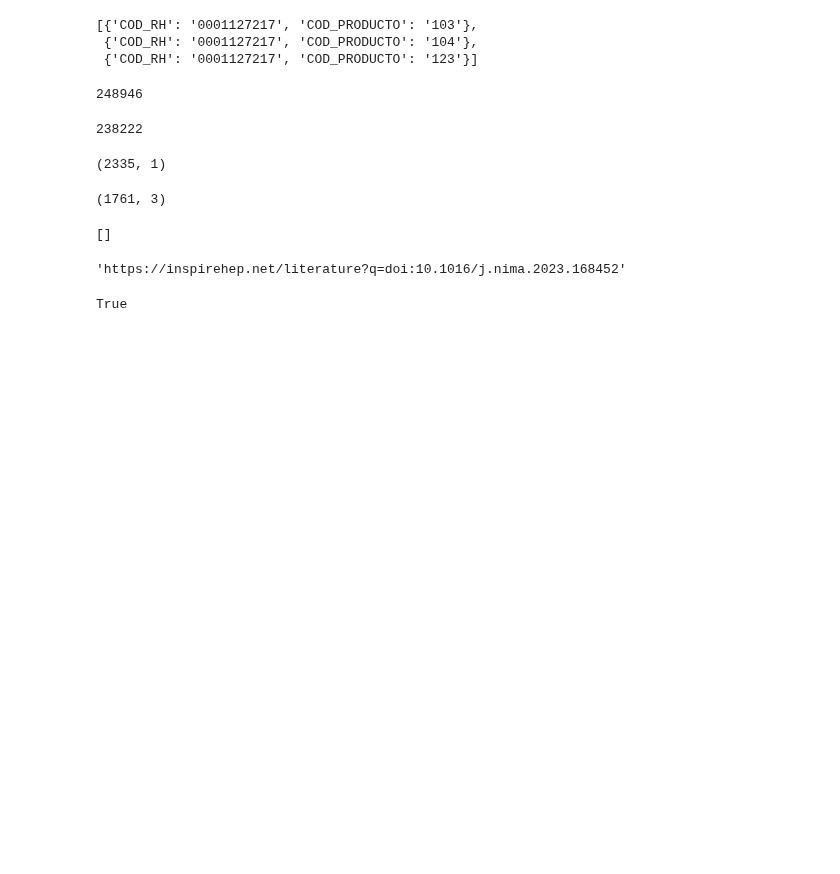
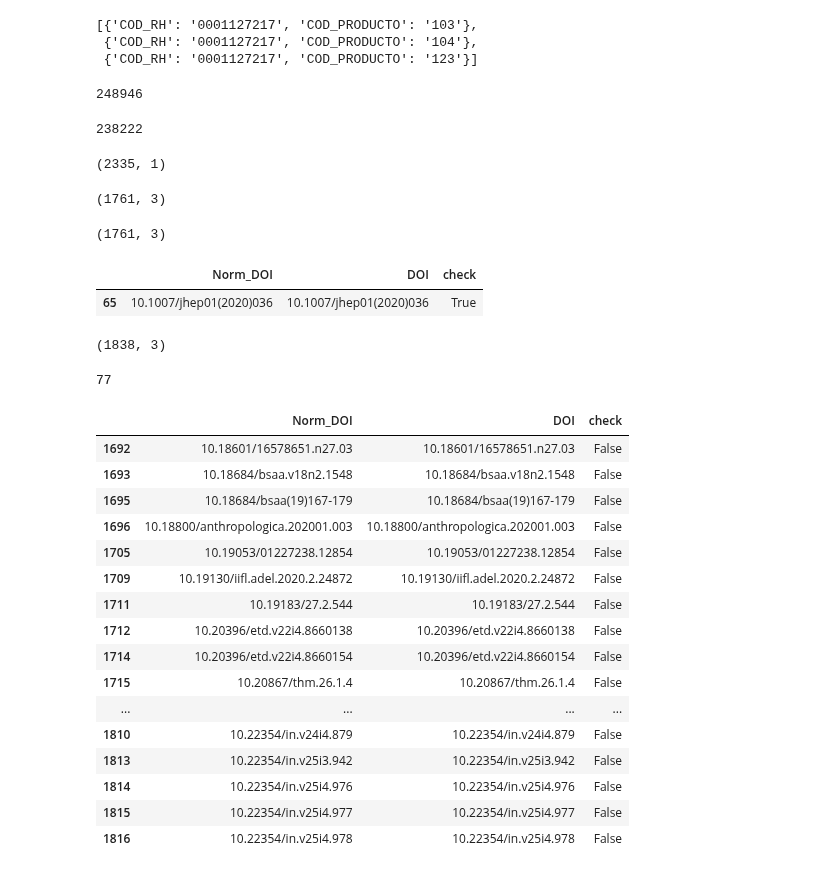
Before and after one commit to colav-playground/scienti, a Jupyter notebook: ScientiAPI.ipynb, the cells around one changed output. Saved outputs shown, nothing was run; the diff lists cells and outputs as text; code cells hidden in the pictures; blank space fills up the shorter version.

```diff
--- a/ScientiAPI.ipynb
+++ b/ScientiAPI.ipynb
@@ -98,3 +136,5 @@ len(miss)
+# %%
+miss=[d for d in miss if d.get('COD_RH')=="0000036790" and d.get('COD_PRODUCTO')=="17917"]
 # %%
 f"http://apis.colav.co/scienti/product?apikey={k}&model_year=2022&institution=udea&COD_RH={d.get('COD_RH')}&COD_PRODUCTO={d.get('COD_PRODUCTO')}"
 # %% [output]
@@ -105,10 +145,10 @@ wn=[]
 wf=[]
 ot=[]
 ii=[]
-i=110000
-for d in miss[110000:]:
+i=0
+for d in miss:
     print(f"{str(len(ws)).zfill(6)}:{str(len(wn)).zfill(6)}:{str(len(wf)).zfill(6)}:{str(len(ot)).zfill(6)}/{str(i).zfill(6)}",end='\r')
-    w=requests.get(f"http://apis.colav.co/scienti/product?apikey={k}&model_year=2022&institution=udea&COD_RH={d.get('COD_RH')}&COD_PRODUCTO={d.get('COD_PRODUCTO')}")
+    w=requests.get(f"http://apis.colav.co/scienti/product?apikey={k}&model_year=2023&institution=udea&COD_RH={d.get('COD_RH')}&COD_PRODUCTO={d.get('COD_PRODUCTO')}")
     if w.status_code!=200:
         continue
     if not w.json():
@@ -689,19 +747,29 @@ dois[dois['check']].shape
 dois.to_excel(f'{nameof(DOI_Sostenibilidad)}.xlsx',index=False)
 # %%
 dois=pd.read_excel(f'{nameof(DOI_Sostenibilidad)}.xlsx')
+# %%
+dois[dois['check']].shape
+# %% [output]
+(1761, 3)
+# %%
+dois[dois['DOI'].str.contains('jhep')][:1]
+# %% [output]
+|  | Norm_DOI | DOI | check |
+| 65 | 10.1007/jhep01(2020)036 | 10.1007/jhep01(2020)036 | True |
 # %%
-def check_affiliation_hep(d,grid='grid.412881.6'):
+def check_affiliation_hep(d,INSPIREHEP='Antioquia U.'):
     found=d.get('check')
     if not d.get('check'):
         p=requests.get(f"https://inspirehep.net/api/literature?q=doi:{d.get('DOI')}")
         if p.status_code == 200 and p.json().get('hits').get('hits'):
+            L=p.json().get('hits').get('hits')
             if (L and
                 isinstance(L,list) and
-                str(L[0].get('metadata').get('authors')).find('grid.412881.6') > -1
+                str(L[0].get('metadata').get('authors')).find(INSPIREHEP) > -1
                ):
                 found=True
 
         time.sleep(1/10)
     return found
 # %%
-dois=dois.apply(lambda d: check_affiliation_hep(d),axis='columns')
+dois['check']=dois.apply(lambda d: check_affiliation_hep(d),axis='columns')
@@ -716,12 +776,28 @@ if L and isinstance(L,list):
-# %%
-L
-# %% [output]
-[]
-# %%
-f"https://inspirehep.net/literature?q=doi:{d.get('DOI')}"
-# %% [output]
-'https://inspirehep.net/literature?q=doi:10.1016/j.nima.2023.168452'
-# %%
-str(L[0].get('metadata').get('authors')).find('grid.412881.6') > -1
-# %% [output]
-True
+# %%
+dois[dois['check']].shape
+# %% [output]
+(1838, 3)
+# %%
+1838-1761
+# %% [output]
+77
+# %%
+dois[~dois['check']][300:350]
+# %% [output]
+|  | Norm_DOI | DOI | check |
+| 1692 | 10.18601/16578651.n27.03 | 10.18601/16578651.n27.03 | False |
+| 1693 | 10.18684/bsaa.v18n2.1548 | 10.18684/bsaa.v18n2.1548 | False |
+| 1695 | 10.18684/bsaa(19)167-179 | 10.18684/bsaa(19)167-179 | False |
+| 1696 | 10.18800/anthropologica.202001.003 | 10.18800/anthropologica.202001.003 | False |
+| 1705 | 10.19053/01227238.12854 | 10.19053/01227238.12854 | False |
+| 1709 | 10.19130/iifl.adel.2020.2.24872 | 10.19130/iifl.adel.2020.2.24872 | False |
+| 1711 | 10.19183/27.2.544 | 10.19183/27.2.544 | False |
+| 1712 | 10.20396/etd.v22i4.8660138 | 10.20396/etd.v22i4.8660138 | False |
+| 1714 | 10.20396/etd.v22i4.8660154 | 10.20396/etd.v22i4.8660154 | False |
+| 1715 | 10.20867/thm.26.1.4 | 10.20867/thm.26.1.4 | False |
+| ... | ... | ... | ... |
+| 1810 | 10.22354/in.v24i4.879 | 10.22354/in.v24i4.879 | False |
+| 1813 | 10.22354/in.v25i3.942 | 10.22354/in.v25i3.942 | False |
+| 1814 | 10.22354/in.v25i4.976 | 10.22354/in.v25i4.976 | False |
+| 1815 | 10.22354/in.v25i4.977 | 10.22354/in.v25i4.977 | False |
+| 1816 | 10.22354/in.v25i4.978 | 10.22354/in.v25i4.978 | False |
```
Also changed, not shown: parts of 21 cells of this notebook.
